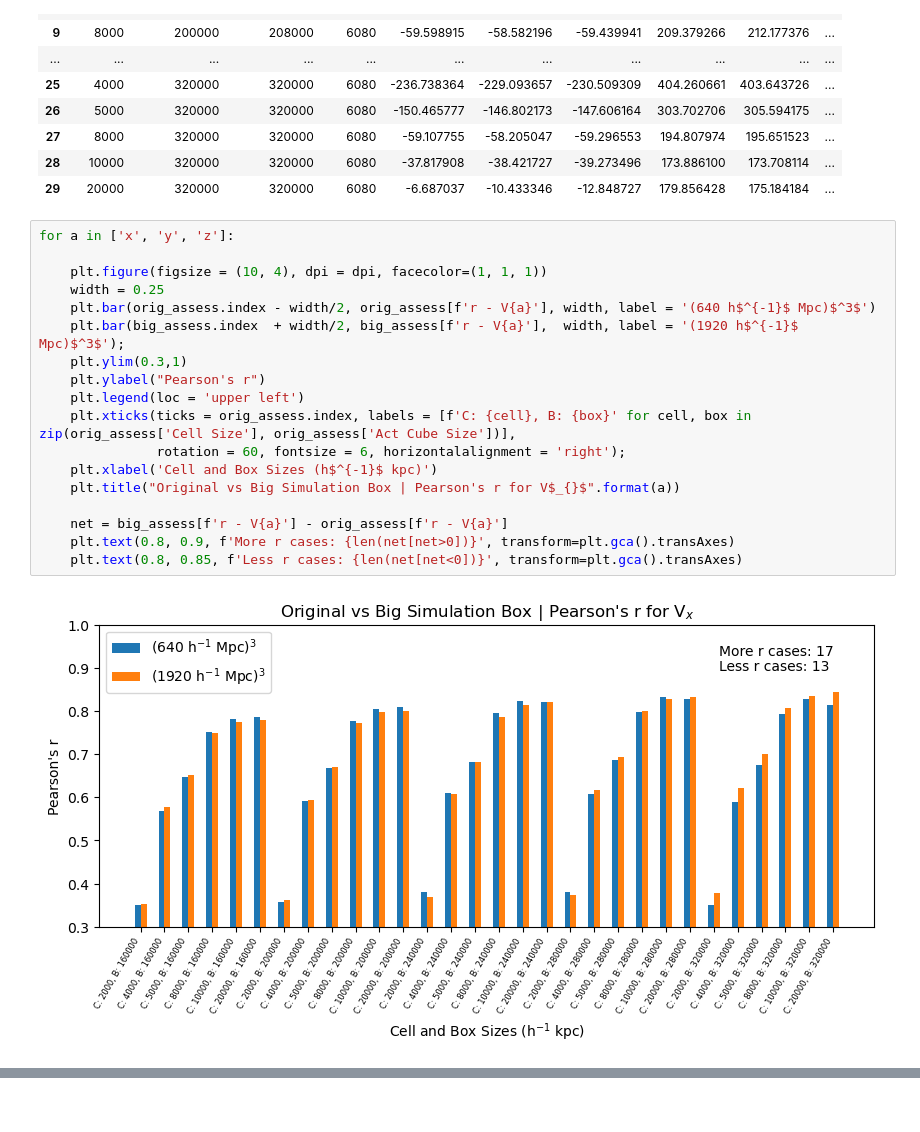
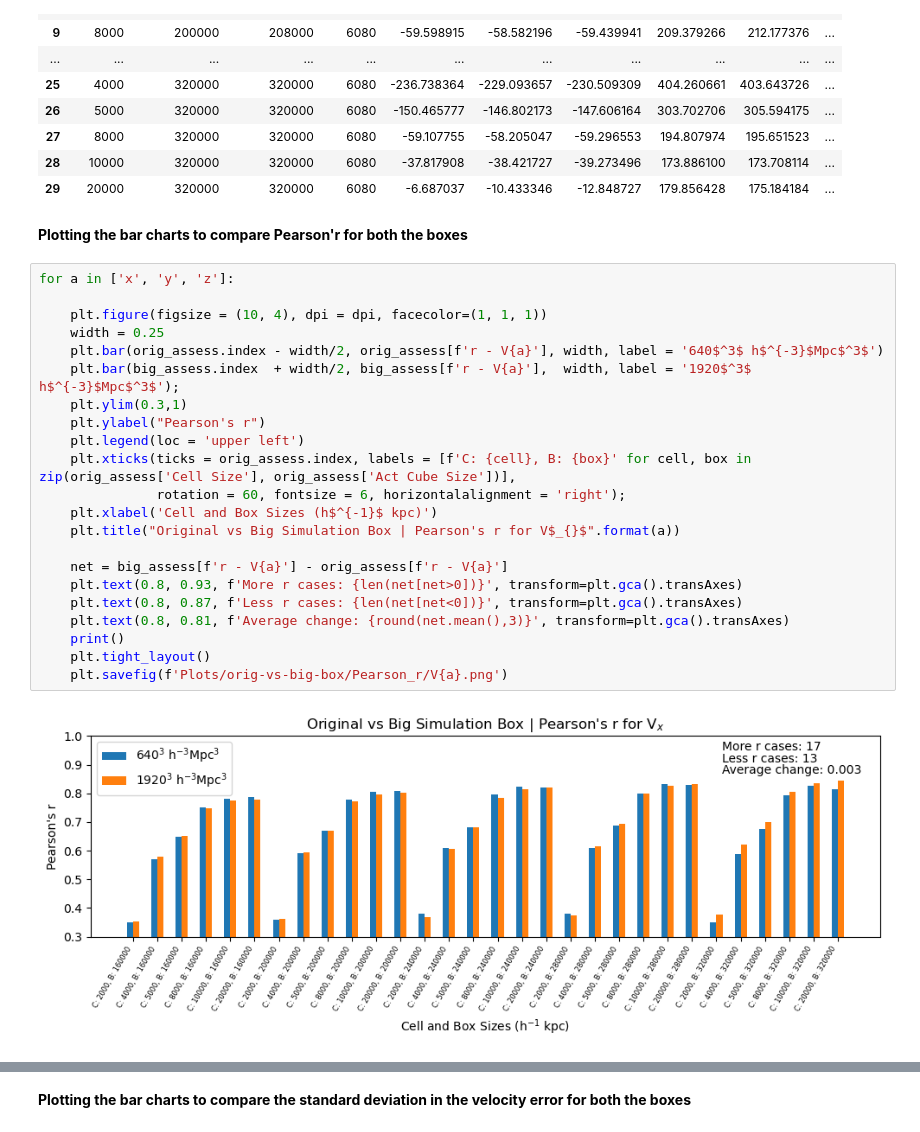
Before and after one commit to awaismirza92/velocity-reconstruction-and-kinetic-SZ, a Jupyter notebook: codes/orig_vs_big_box_analysis.ipynb, the cells around one changed output, grey strips where cells are left out. Drawn from its saved outputs; the diff is of its cells as text; blank space fills up the shorter version.

Commit message:
differces added in figures & figures are saved

```diff
--- a/codes/orig_vs_big_box_analysis.ipynb
+++ b/codes/orig_vs_big_box_analysis.ipynb
@@ -46,23 +54,29 @@ big_assess
 | 27 | 8000 | 320000 | 320000 | 6080 | -59.107755 | -58.205047 | -59.296553 | 194.807974 | 195.651523 | ... |
 | 28 | 10000 | 320000 | 320000 | 6080 | -37.817908 | -38.421727 | -39.273496 | 173.886100 | 173.708114 | ... |
 | 29 | 20000 | 320000 | 320000 | 6080 | -6.687037 | -10.433346 | -12.848727 | 179.856428 | 175.184184 | ... |
+# %% [markdown]
+**Plotting the bar charts to compare Pearson'r for both the boxes**
 # %%
 for a in ['x', 'y', 'z']:
 
     plt.figure(figsize = (10, 4), dpi = dpi, facecolor=(1, 1, 1))
     width = 0.25
-    plt.bar(orig_assess.index - width/2, orig_assess[f'r - V{a}'], width, label = '(640 h$^{-1}$ Mpc)$^3$')
-    plt.bar(big_assess.index  + width/2, big_assess[f'r - V{a}'],  width, label = '(1920 h$^{-1}$ Mpc)$^3$');
+    plt.bar(orig_assess.index - width/2, orig_assess[f'r - V{a}'], width, label = '640$^3$ h$^{-3}$Mpc$^3$')
+    plt.bar(big_assess.index  + width/2, big_assess[f'r - V{a}'],  width, label = '1920$^3$ h$^{-3}$Mpc$^3$');
     plt.ylim(0.3,1)
     plt.ylabel("Pearson's r")
     plt.legend(loc = 'upper left')
     plt.xticks(ticks = orig_assess.index, labels = [f'C: {cell}, B: {box}' for cell, box in zip(orig_assess['Cell Size'], orig_assess['Act Cube Size'])],
                rotation = 60, fontsize = 6, horizontalalignment = 'right');
     plt.xlabel('Cell and Box Sizes (h$^{-1}$ kpc)')
     plt.title("Original vs Big Simulation Box | Pearson's r for V$_{}$".format(a))
 
     net = big_assess[f'r - V{a}'] - orig_assess[f'r - V{a}']
-    plt.text(0.8, 0.9, f'More r cases: {len(net[net>0])}', transform=plt.gca().transAxes)
-    plt.text(0.8, 0.85, f'Less r cases: {len(net[net<0])}', transform=plt.gca().transAxes)
+    plt.text(0.8, 0.93, f'More r cases: {len(net[net>0])}', transform=plt.gca().transAxes)
+    plt.text(0.8, 0.87, f'Less r cases: {len(net[net<0])}', transform=plt.gca().transAxes)
+    plt.text(0.8, 0.81, f'Average change: {round(net.mean(),3)}', transform=plt.gca().transAxes)
+    print()
+    plt.tight_layout()
+    plt.savefig(f'Plots/orig-vs-big-box/Pearson_r/V{a}.png')
 # %% [output]
-[figure, old version]
+[figure, new version]
@@ -71,3 +85,5 @@ for a in ['x', 'y', 'z']:
+# %% [markdown]
+**Plotting the bar charts to compare the standard deviation in the velocity error for both the boxes**
 # %%
 for a in ['x', 'y', 'z']:
 
```
Also changed, not shown: parts of 11 cells of this notebook.
